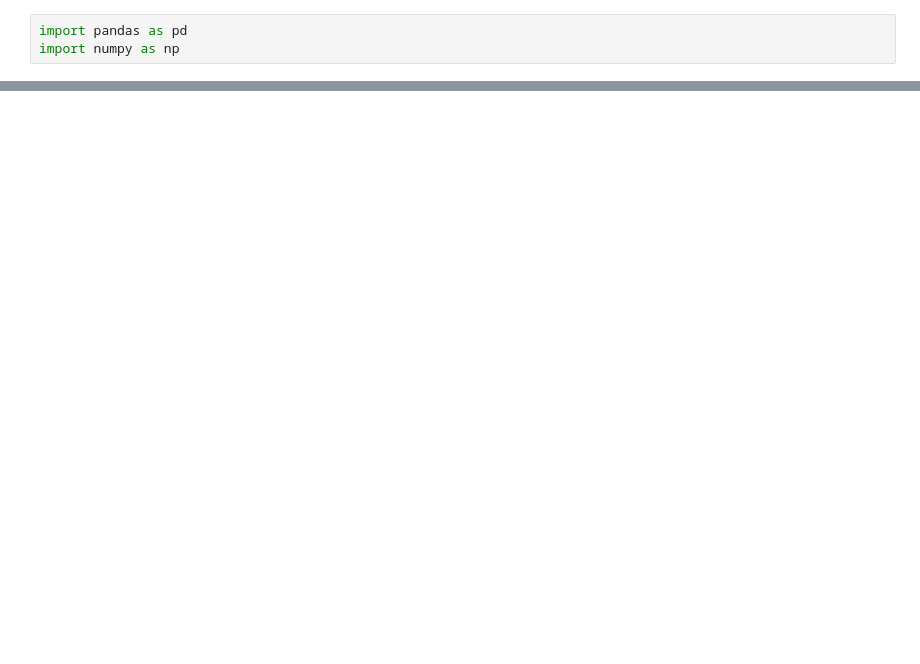
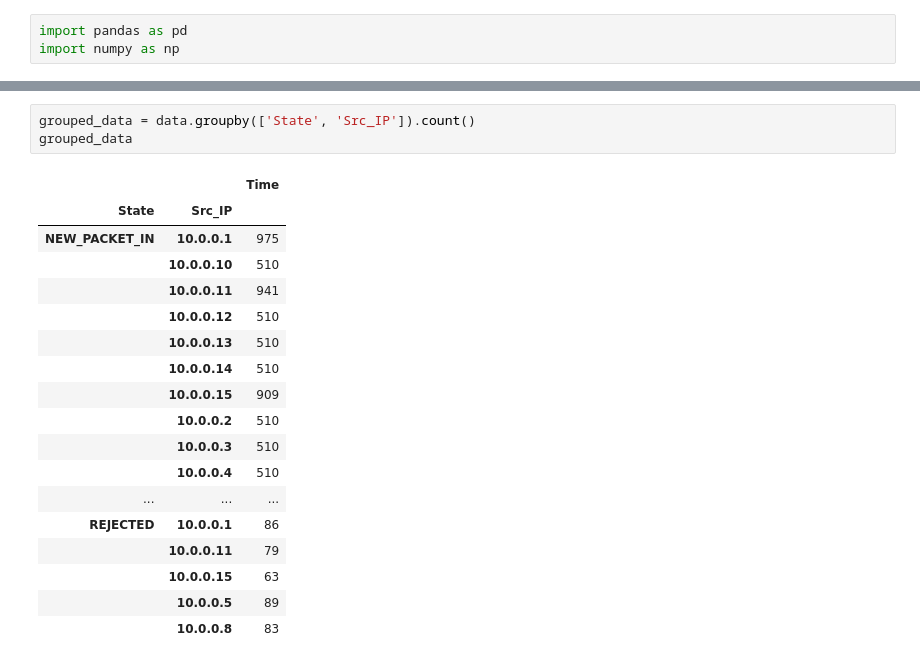
Before and after one commit to BarboraCelesova/DP-SecuritySDN, a Jupyter notebook: makeStatisticsJupyter.ipynb, the cells around one changed output, grey strips where cells are left out. Saved outputs shown, nothing was run; the diff lists cells and outputs as text; blank space fills up the shorter version.

```diff
--- a/makeStatisticsJupyter.ipynb
+++ b/makeStatisticsJupyter.ipynb
@@ -18,0 +28,22 @@ data.head(10)
+# %%
+grouped_data = data.groupby(['State', 'Src_IP']).count()
+grouped_data
+# %% [output]
+|  |  | Time |
+| State | Src_IP |  |
+| NEW_PACKET_IN | 10.0.0.1 | 975 |
+|  | 10.0.0.10 | 510 |
+|  | 10.0.0.11 | 941 |
+|  | 10.0.0.12 | 510 |
+|  | 10.0.0.13 | 510 |
+|  | 10.0.0.14 | 510 |
+|  | 10.0.0.15 | 909 |
+|  | 10.0.0.2 | 510 |
+|  | 10.0.0.3 | 510 |
+|  | 10.0.0.4 | 510 |
+| ... | ... | ... |
+| REJECTED | 10.0.0.1 | 86 |
+|  | 10.0.0.11 | 79 |
+|  | 10.0.0.15 | 63 |
+|  | 10.0.0.5 | 89 |
+|  | 10.0.0.8 | 83 |
```
Also changed, not shown: parts of 8 cells of this notebook, 1 other file.
